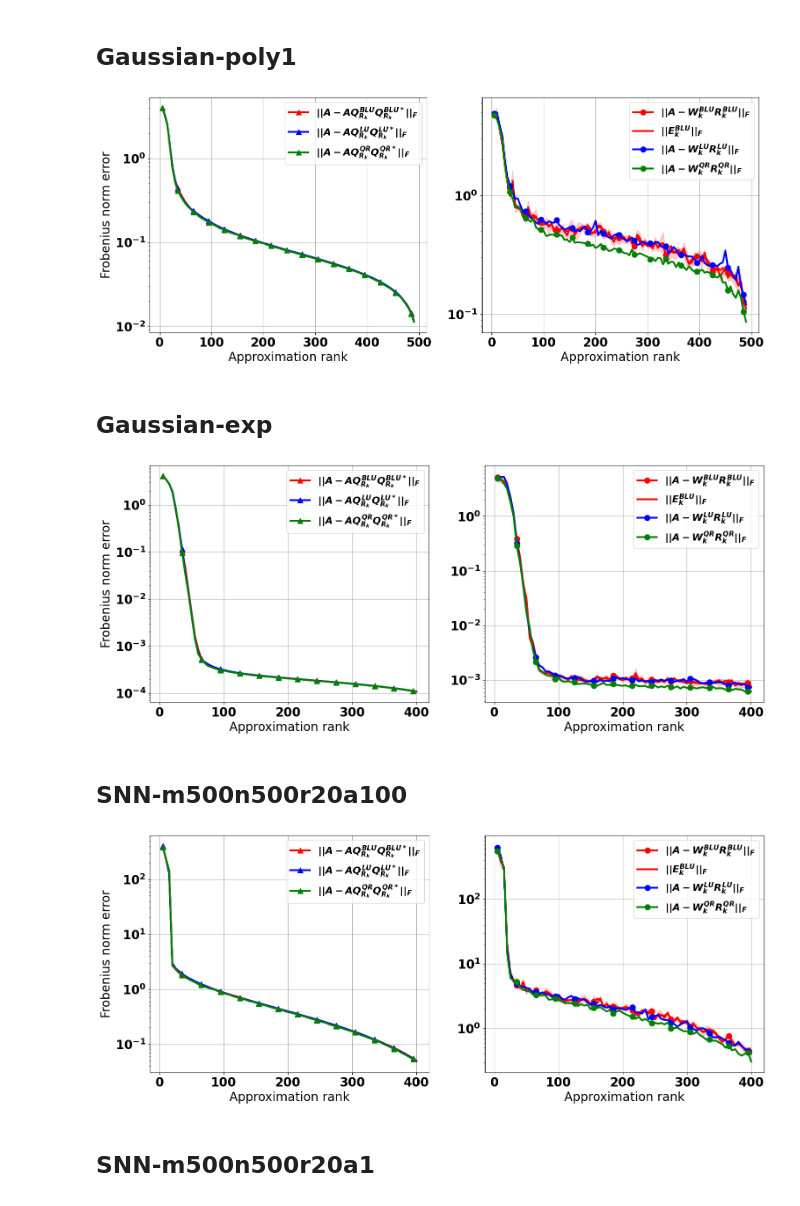
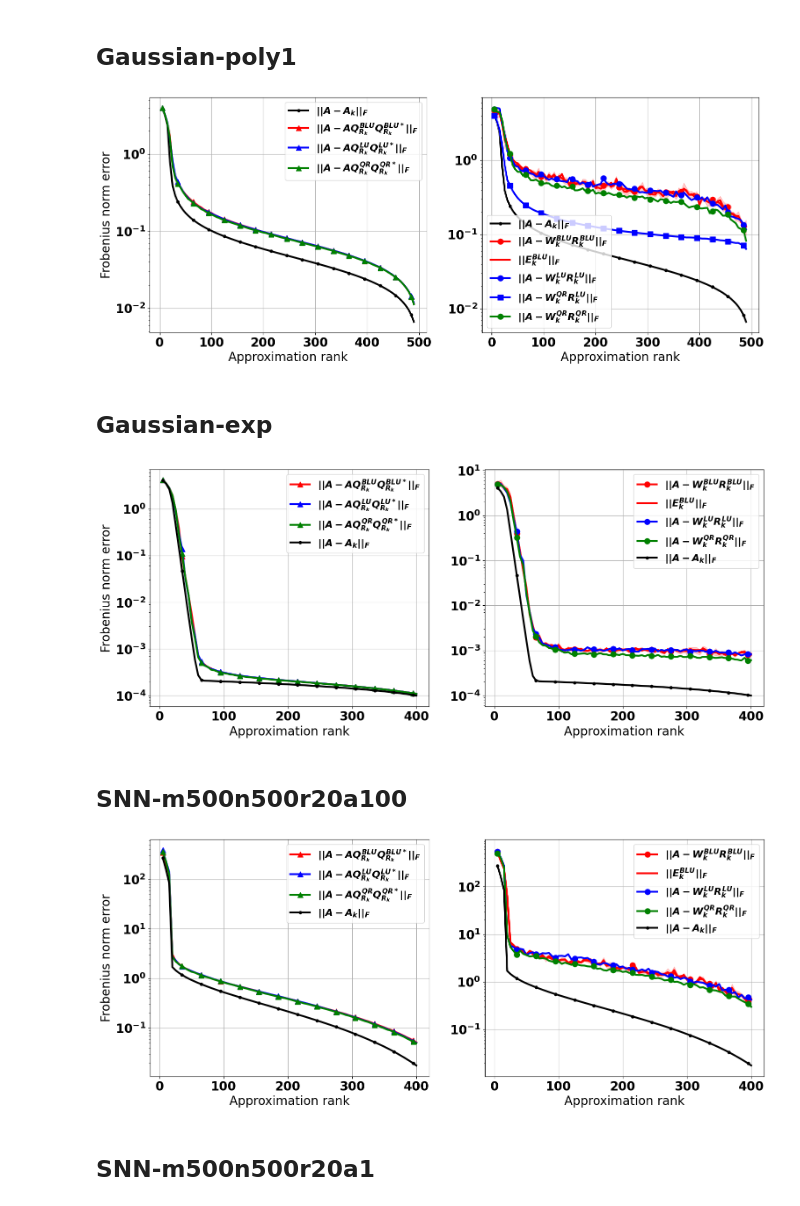
Before and after one commit to dyjdongyijun/Robust_Blockwise_Random_Pivoting, a Jupyter notebook: python/demo.ipynb, the cells around one changed output. Saved outputs shown, nothing was run; the diff lists cells and outputs as text; code cells hidden in the pictures.

```diff
--- a/python/demo.ipynb
+++ b/python/demo.ipynb
@@ -451,12 +451,14 @@ def blocked_rlupp_id(A, tol, b=10, record_error=True, verbose=False, num_smp=5):
             print(f'Iteration {t:3d} | Approx rank = {len(skeletons):d} | Error estimation = {(sum(err_estimates)/len(err_estimates)):6.2e} | Stable ID error = {err_sid:6.2e}')
 
     ranks = np.arange(1,t+2)*b
-    errs_est = np.array(errs_est).T
-    errs_id = np.array(errs_id)
-    errs_sid = np.array(errs_sid)
+    errors = {
+        'IRMS_ID': np.array(errs_id),
+        'IRMS_EST': np.array(errs_est).T,
+        'IRMS_Stable': np.array(errs_sid),
+    }
 
     if record_error:
-        return W, skeletons, candidates, ranks, errs_est, errs_id, errs_sid
+        return W, skeletons, candidates, ranks, errors
     else:
         return W, skeletons, candidates
 # %% [markdown]
@@ -550,11 +572,13 @@ plot_styler = {
     'IRMS_EST': 'r-',
     'IRMS_Stable': 'r^-',
     'LUPP_ID': 'bo-',
+    'LUPP_QRID': 'bs-',
     'LUPP_Stable': 'b^-',
     'CPQR_ID': 'go-',
     'CPQR_Stable': 'g^-',
     'U_norm': 'ks:',
-    'IoU_LUPP_CPQR': 'k-',
+    'IoU_LUPP_CPQR': 'b-',
+    'SVD': 'k.-',
 }
 
 plot_legends = {
@@ -562,11 +586,13 @@ plot_legends = {
     'IRMS_EST': '$\|\|E_k^{BLU}\|\|_F$',
     'IRMS_Stable': '$\|\|A-AQ_{R_k}^{BLU}Q_{R_k}^{BLU*}\|\|_{F}$',
     'LUPP_ID': '$\|\|A-W_k^{LU}R_k^{LU}\|\|_{F}$',
+    'LUPP_QRID': '$\|\|A-W_k^{QR}R_k^{LU}\|\|_{F}$',
     'LUPP_Stable': '$\|\|A-AQ_{R_k}^{LU}Q_{R_k}^{LU*}\|\|_{F}$',
     'CPQR_ID': '$\|\|A-W_k^{QR}R_k^{QR}\|\|_{F}$',
     'CPQR_Stable': '$\|\|A-AQ_{R_k}^{QR}Q_{R_k}^{QR*}\|\|_{F}$',
     'U_norm': '$\sqrt{(m-k)(l-k)}\|\|U^{LU}\|\|_{F}$',
     'IoU_LUPP_CPQR': 'IoU_LUPP_CPQR',
+    'SVD': '$\|\|A - A_k\|\|_{F}$'
 }
 
 def plot_mean_variance(xx, yy, key='name', marker='-', markevery=7, color='k', alpha=0.2):
@@ -592,38 +618,38 @@ markevery = 6
 plt.figure(figsize=(18,7))
 plt.subplot(1,2,1)
 for err_key, err_val in errors.items():
-    if err_key.find('Stable')!=-1:
+    if err_key.find('Stable')!=-1 or err_key=='SVD':
         plt.plot(ranks[mask], err_val[mask], plot_styler[err_key], label=plot_legends[err_key], markevery=markevery)
         # plt.plot(ranks, err_val, plot_styler[err_key], label=plot_legends[err_key], markevery=markevery)
 plt.legend()
 plt.xlabel('Approximation rank')
 plt.ylabel('Frobenius norm error')
 ax = plt.gca()
 ax.set_yscale('log')
 
 plt.subplot(1,2,2)
 for err_key, err_val in errors.items():
     if err_key=='IRMS_EST':
         plot_mean_variance(
             ranks[mask], err_val[:,mask],
             key=plot_legends[err_key],
             marker=plot_styler[err_key], markevery=markevery,
             color=plot_styler[err_key][0], alpha=0.2,
         )
     elif err_key.find('Stable')==-1:
         plt.plot(ranks[mask], err_val[mask], plot_styler[err_key], label=plot_legends[err_key], markevery=markevery)
         # plt.plot(ranks, err_val, plot_styler[err_key], label=plot_legends[err_key], markevery=markevery)
 plt.legend()
 plt.xlabel('Approximation rank')
 ax = plt.gca()
 ax.set_yscale('log')
 
 # for key, val in others.items():
 #     plt.plot(ranks[mask], val[mask], plot_styler[key], label=key, markevery=markevery)
 # plt.legend()
 plt.savefig(f'../figs/{target_tag}__rank{ranks[-1]:d}__BLU_LU_QR.png')
 # %% [output]
-[figure, old version]
+[figure, new version]
 # %%
 # target_tag = 'Gaussian-poly1'
 # errors, others, ranks = compare_id_algorithms(targets[target_tag], mode='id')
@@ -640,7 +666,7 @@ markevery = 6
 plt.figure(figsize=(18,7))
 plt.subplot(1,2,1)
 for err_key, err_val in errors.items():
-    if err_key.find('Stable')!=-1:
+    if err_key.find('Stable')!=-1 or err_key=='SVD':
         plt.plot(ranks[mask], err_val[mask], plot_styler[err_key], label=plot_legends[err_key], markevery=markevery)
         # plt.plot(ranks, err_val, plot_styler[err_key], label=plot_legends[err_key], markevery=markevery)
 plt.legend()
@@ -671,7 +697,7 @@ ax.set_yscale('log')
 # plt.legend()
 plt.savefig(f'../figs/{target_tag}__rank{ranks[-1]:d}__BLU_LU_QR.png')
 # %% [output]
-[figure, old version]
+[figure, new version]
 # %% [markdown]
 ## SNN-m500n500r20a100
 # %%
@@ -685,7 +711,7 @@ markevery = 6
 plt.figure(figsize=(18,7))
 plt.subplot(1,2,1)
 for err_key, err_val in errors.items():
-    if err_key.find('Stable')!=-1:
+    if err_key.find('Stable')!=-1 or err_key=='SVD':
         plt.plot(ranks[mask], err_val[mask], plot_styler[err_key], label=plot_legends[err_key], markevery=markevery)
         # plt.plot(ranks, err_val, plot_styler[err_key], label=plot_legends[err_key], markevery=markevery)
 plt.legend()
@@ -716,7 +742,7 @@ ax.set_yscale('log')
 # plt.legend()
 plt.savefig(f'../figs/{target_tag}__rank{ranks[-1]:d}__BLU_LU_QR.png')
 # %% [output]
-[figure, old version]
+[figure, new version]
 # %% [markdown]
 ## SNN-m500n500r20a1
 # %%
```
Also changed, not shown: parts of 4 cells of this notebook, 6 other files.
